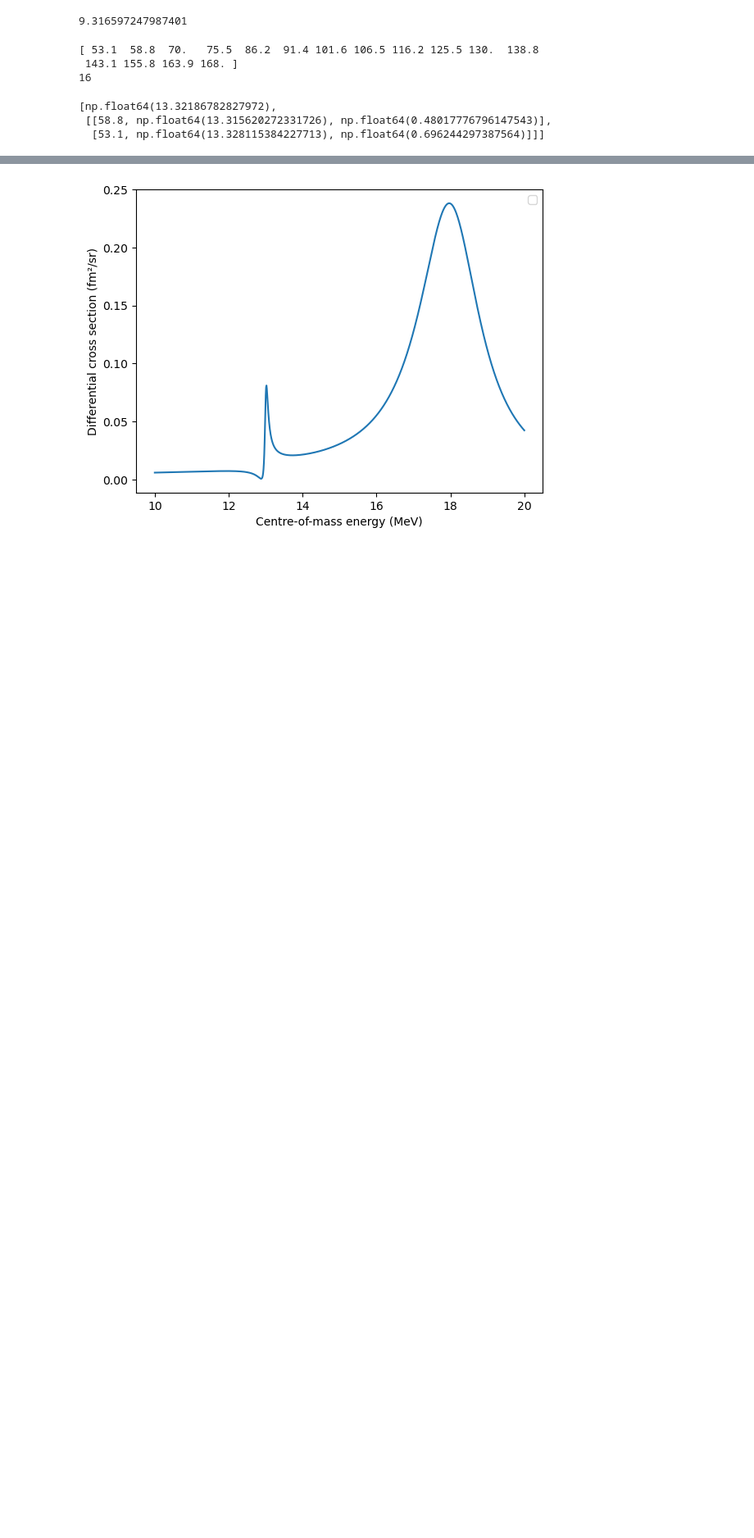
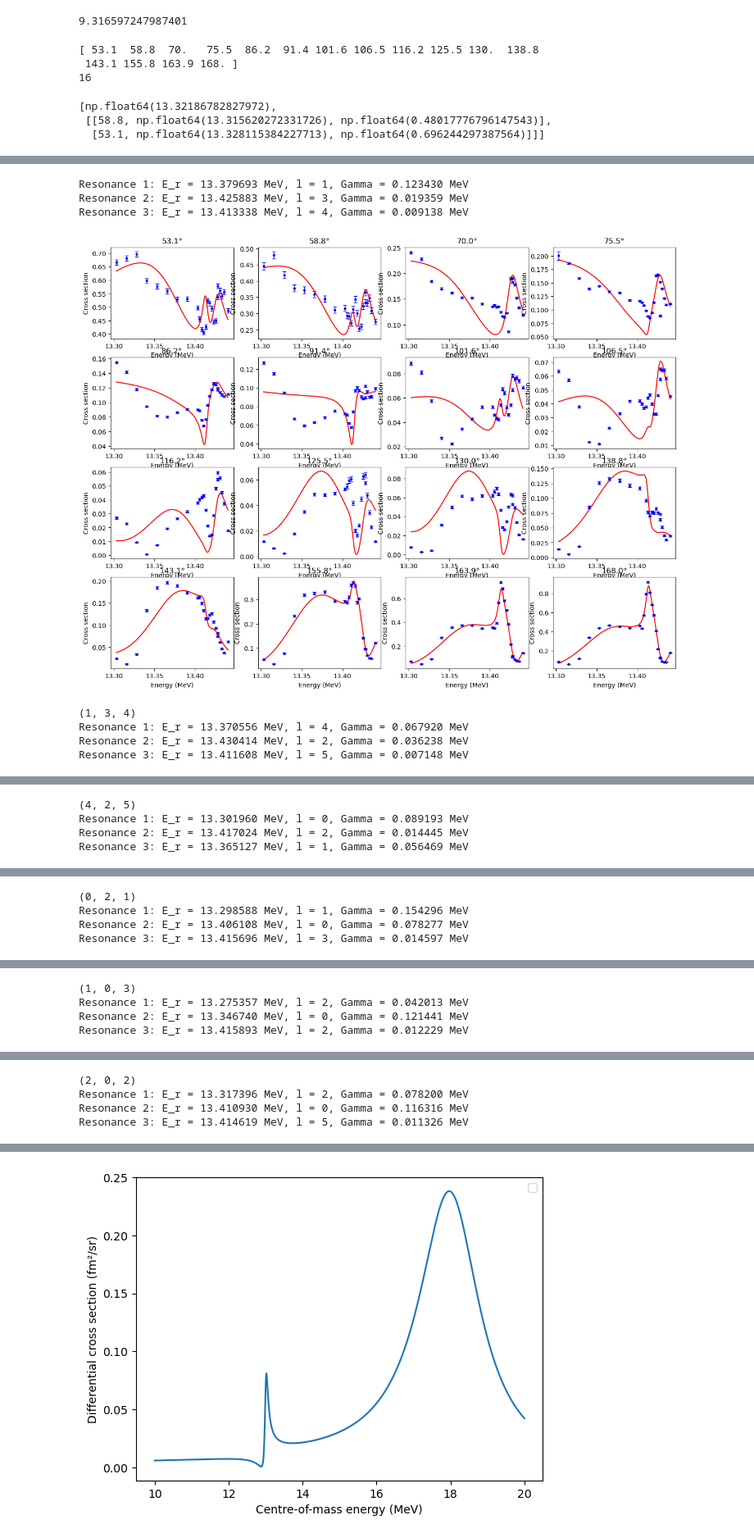
Before and after one commit to peytaguo/automated-resonance-analysis, a Jupyter notebook: resonance_fitting.ipynb, the cells around one changed output, grey strips where cells are left out. Shown at 82% size. Drawn from its saved outputs; the diff is of its cells as text; code cells hidden in the pictures; blank space fills up the shorter version.

```diff
--- a/resonance_fitting.ipynb
+++ b/resonance_fitting.ipynb
@@ -109,0 +89,12 @@ plt.show()
+# %%
+cluster_energies = [cluster[0] for cluster in clusters_dp_chosen]
+cluster_widths = functions.get_cluster_widths(clusters_dp_chosen)
+
+initial_parameters = scattering_model.get_initial_parameters(
+    cluster_energies,
+    cluster_widths,
+    E_min,
+    E_max
+)
+
+print(cluster_energies)
@@ -109,0 +177,28 @@ plt.show()
+# %%
+import pickle
+
+with open("top_10_fits.pkl", "wb") as f:
+    pickle.dump(top_fits, f)
+# %%
+refined_fits = []
+
+for i, (fit, angular_momenta) in enumerate(top_fits, start=1):
+
+    fit = least_squares(
+        scattering_model.get_residual,
+        x0=fit.x,
+        args=(angular_momenta, window),
+        bounds=(lower_bound, upper_bound),
+        max_nfev=3000,
+        verbose=1
+    )
+
+    refined_fits.append(
+        (fit.cost, angular_momenta, fit.x)
+    )
+
+    print(f"\r {100*i/len(top_fits):.1f}% complete",
+          end="", flush=True)
+
+# Rank by refined cost
+refined_fits.sort(key=lambda fit: fit[0])
@@ -109,0 +246,13 @@ plt.show()
+# %%
+for _, angular_momenta, params in refined_fits:
+    scattering_model.get_fit_visual(window, params, angular_momenta)
+    print(angular_momenta)
+# %% [output]
+Resonance 1: E_r = 13.379693 MeV, l = 1, Gamma = 0.123430 MeV
+Resonance 2: E_r = 13.425883 MeV, l = 3, Gamma = 0.019359 MeV
+Resonance 3: E_r = 13.413338 MeV, l = 4, Gamma = 0.009138 MeV
+[figure, added]
+(1, 3, 4)
+Resonance 1: E_r = 13.370556 MeV, l = 4, Gamma = 0.067920 MeV
+Resonance 2: E_r = 13.430414 MeV, l = 2, Gamma = 0.036238 MeV
+Resonance 3: E_r = 13.411608 MeV, l = 5, Gamma = 0.007148 MeV
@@ -109,0 +260,4 @@ plt.show()
+(4, 2, 5)
+Resonance 1: E_r = 13.301960 MeV, l = 0, Gamma = 0.089193 MeV
+Resonance 2: E_r = 13.417024 MeV, l = 2, Gamma = 0.014445 MeV
+Resonance 3: E_r = 13.365127 MeV, l = 1, Gamma = 0.056469 MeV
@@ -109,0 +265,4 @@ plt.show()
+(0, 2, 1)
+Resonance 1: E_r = 13.298588 MeV, l = 1, Gamma = 0.154296 MeV
+Resonance 2: E_r = 13.406108 MeV, l = 0, Gamma = 0.078277 MeV
+Resonance 3: E_r = 13.415696 MeV, l = 3, Gamma = 0.014597 MeV
@@ -109,0 +270,4 @@ plt.show()
+(1, 0, 3)
+Resonance 1: E_r = 13.275357 MeV, l = 2, Gamma = 0.042013 MeV
+Resonance 2: E_r = 13.346740 MeV, l = 0, Gamma = 0.121441 MeV
+Resonance 3: E_r = 13.415893 MeV, l = 2, Gamma = 0.012229 MeV
@@ -109,0 +275,4 @@ plt.show()
+(2, 0, 2)
+Resonance 1: E_r = 13.317396 MeV, l = 2, Gamma = 0.078200 MeV
+Resonance 2: E_r = 13.410930 MeV, l = 0, Gamma = 0.116316 MeV
+Resonance 3: E_r = 13.414619 MeV, l = 5, Gamma = 0.011326 MeV
```
Also changed, not shown: parts of 17 cells of this notebook, 3 other files.
